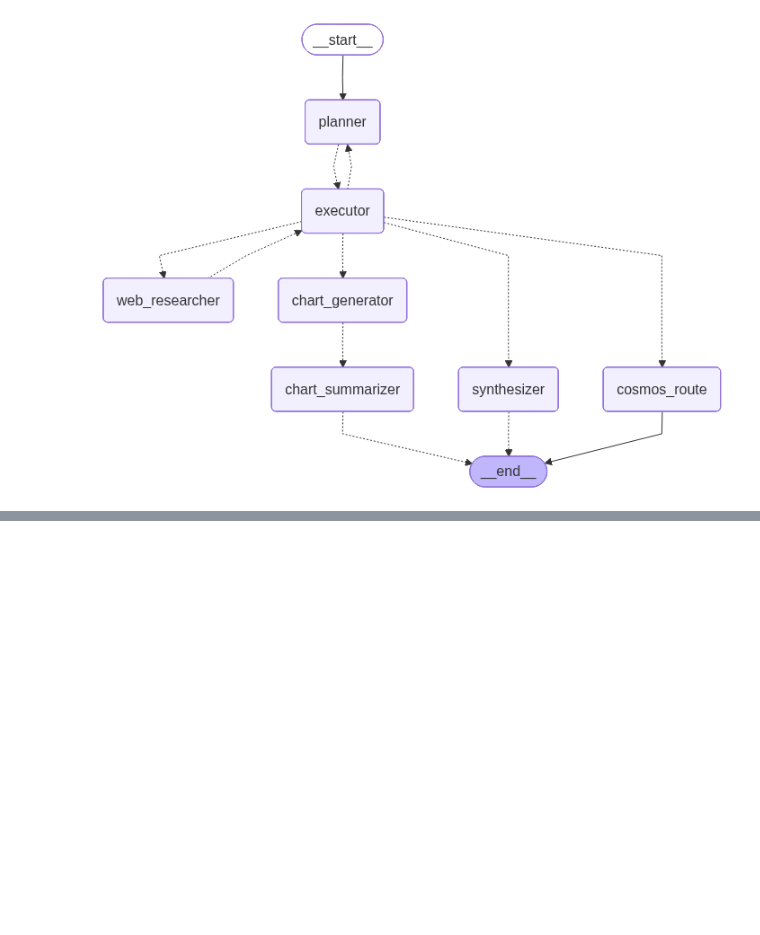
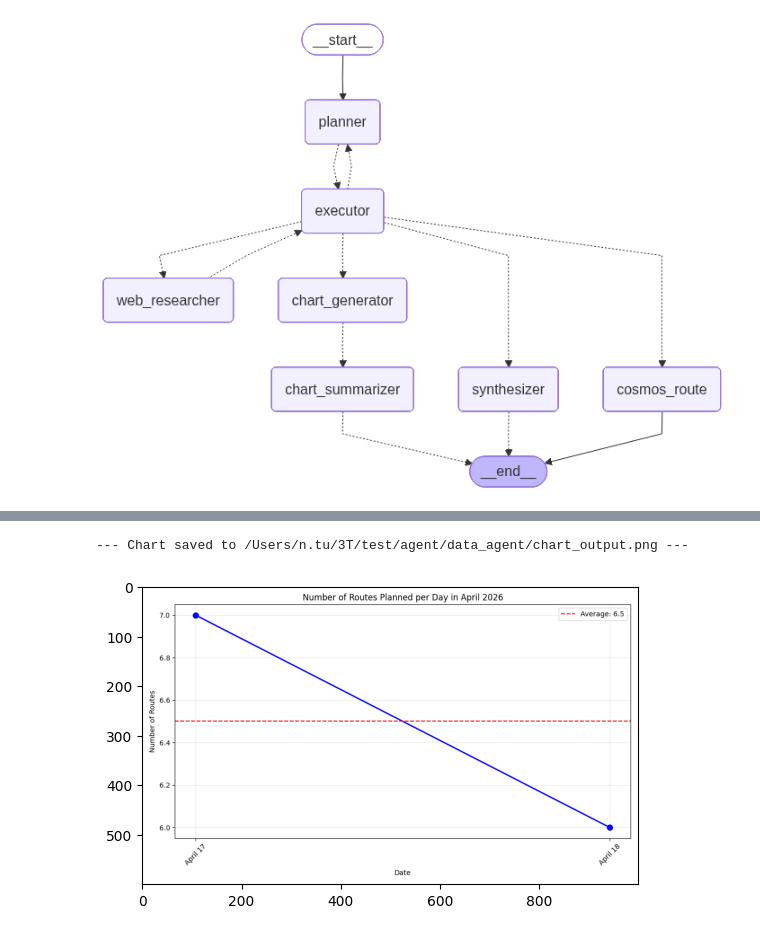
Before and after one commit to natuhvnh/agent_data, a Jupyter notebook: search_agent.ipynb, the cells around one changed output, grey strips where cells are left out. Drawn from its saved outputs; the diff is of its cells as text; code cells hidden in the pictures; blank space fills up the shorter version.

```diff
--- a/search_agent.ipynb
+++ b/search_agent.ipynb
@@ -387,3 +378,21 @@ The line chart above visualizes the daily variation, with the red dashed line sh
+# %%
+chart_b64 = final_state.get("chart_b64")
+if chart_b64:
+    chart_path = os.path.join(os.path.abspath(''), "chart_output.png")
+    with open(chart_path, "wb") as f:
+        f.write(base64.b64decode(chart_b64.split(",", 1)[1]))
+    print(f"\n--- Chart saved to {chart_path} ---")
+    # import matplotlib
+    # matplotlib.use("module://matplotlib_inline.backend_inline")
+    # import matplotlib.pyplot as plt
+    img = plt.imread(chart_path)
+    plt.imshow(img)
+    plt.show()
+else:
+    print("(No chart produced)")
+# %% [output]
+--- Chart saved to /Users/n.tu/3T/test/agent/data_agent/chart_output.png ---
+[figure, added]
 # %%
 final_state
 # %% [output]
```
Also changed, not shown: parts of 9 cells of this notebook, 6 other files.
